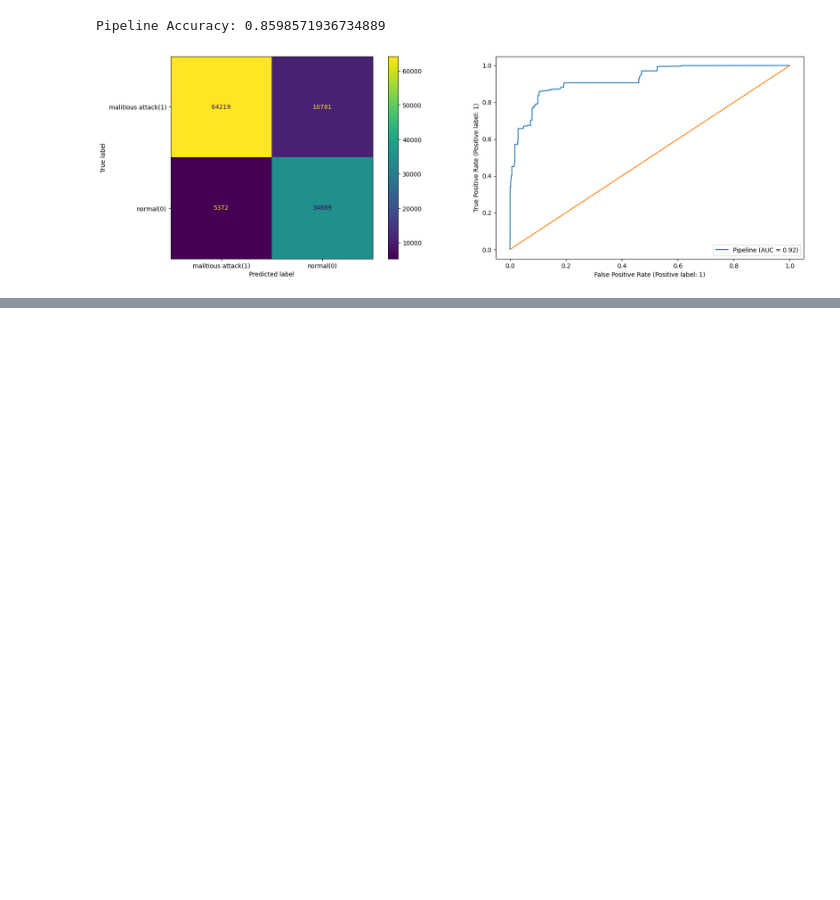
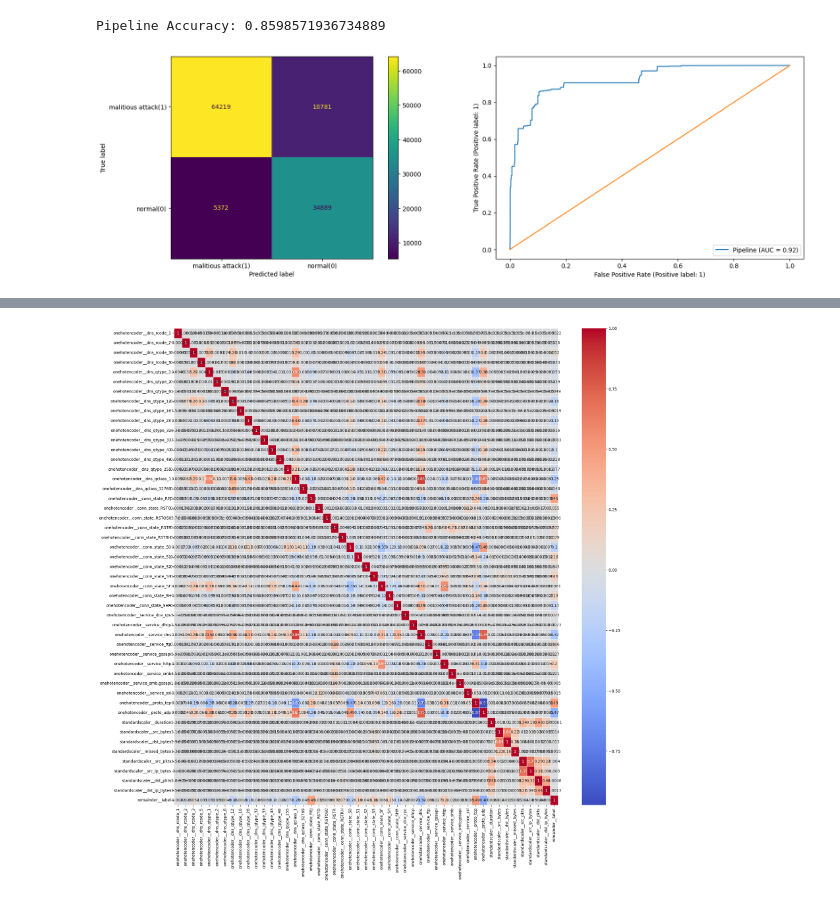
Before and after one commit to aaghouse/Cybersecurity_ML, a Jupyter notebook: cyber_ml_capstone.ipynb, the cells around one changed output, grey strips where cells are left out. Drawn from its saved outputs; the diff is of its cells as text; code cells hidden in the pictures; blank space fills up the shorter version.

```diff
--- a/cyber_ml_capstone.ipynb
+++ b/cyber_ml_capstone.ipynb
@@ -416,0 +463,34 @@ lgr L2 score: 0.8596489705971664
+# %%
+import pandas as pd
+from sklearn.compose import make_column_transformer
+from sklearn.preprocessing import OneHotEncoder, StandardScaler
+
+# Define which columns to one-hot encode and which to standard scale
+one_hot_columns = ['dns_rcode', 'dns_qtype', 'dns_qclass', 'conn_state', 'service', 'proto']
+scaler_columns = ['duration', 'src_bytes', 'dst_bytes', 'missed_bytes', 'src_pkts', 'src_ip_bytes', 'dst_pkts', 'dst_ip_bytes']
+
+# Create a column transformer without remainder='passthrough'
+preprocessor = make_column_transformer(
+    (OneHotEncoder(drop='first'), one_hot_columns),  # Apply OneHotEncoder to categorical columns
+    (StandardScaler(), scaler_columns),              # Apply StandardScaler to numeric columns
+    remainder='passthrough'
+)
+
+# Fit and transform the data using the column transformer
+transformed_data = preprocessor.fit_transform(netsc_df)
+
+# Get the feature names after transformation
+feature_names = preprocessor.get_feature_names_out(input_features=netsc_df.columns)
+
+# Convert the sparse matrix to a dense matrix
+# converting data to array produced the output in desired format with the right number of clumns as opposed to 1 column with \n's and \t's
+transformed_data = transformed_data.toarray()
+
+# Create a DataFrame from the transformed data with column names
+netclean_df = pd.DataFrame(transformed_data, columns=feature_names)
+
+
+
+# The index will be maintained
+print(netclean_df)
+print(netclean_df.columns)
@@ -416,0 +515,10 @@ lgr L2 score: 0.8596489705971664
+# %%
+#CLeaned DataFrame to compute netclean_df
+import seaborn as sns
+import matplotlib.pyplot as plt
+correlation_matrix = netclean_df.corr()
+plt.figure(figsize=(22, 22))
+sns.heatmap(correlation_matrix, annot=True, cmap='coolwarm', linewidths=0.5)
+plt.show()
+# %% [output]
+[figure, added]
```
Also changed, not shown: parts of 13 cells of this notebook.
